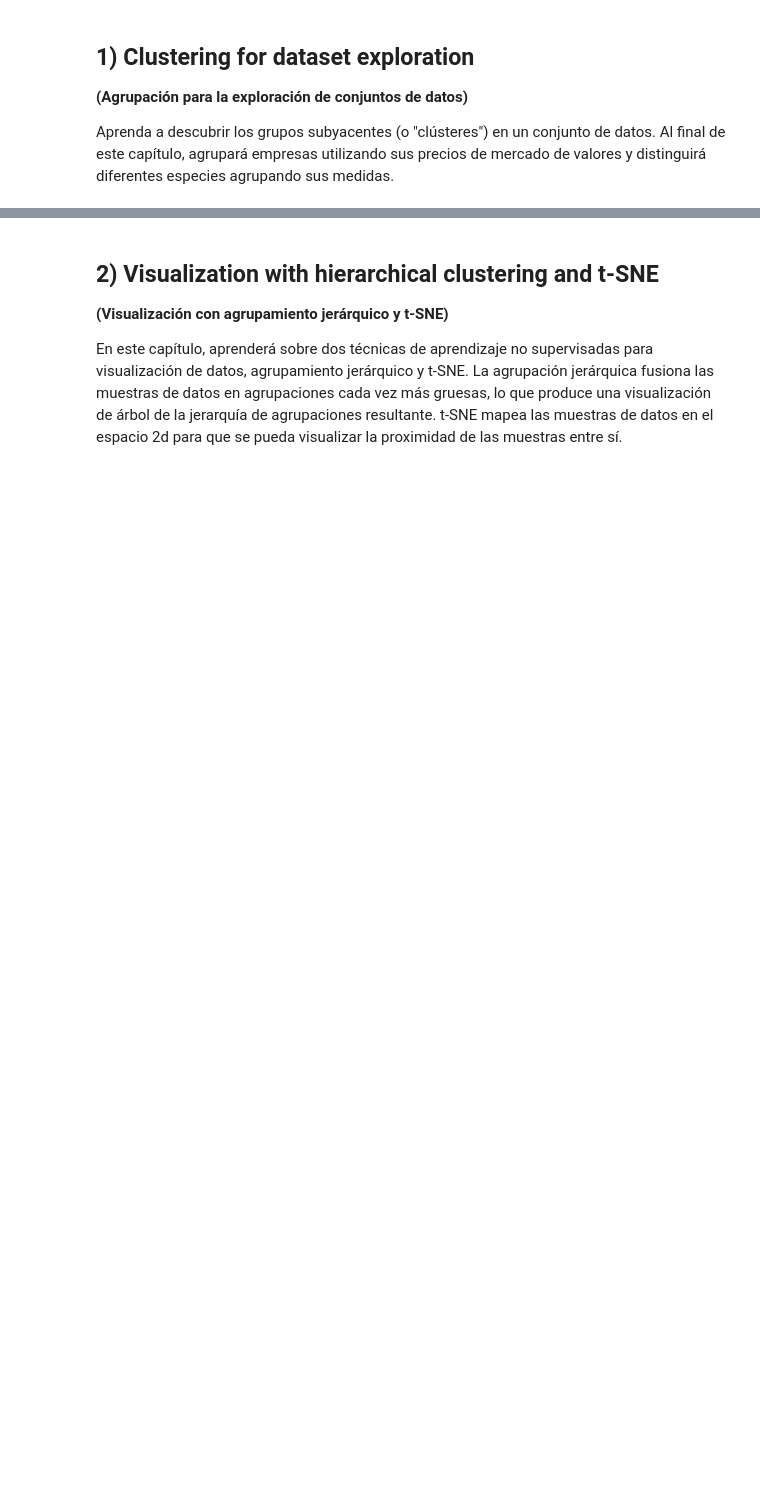
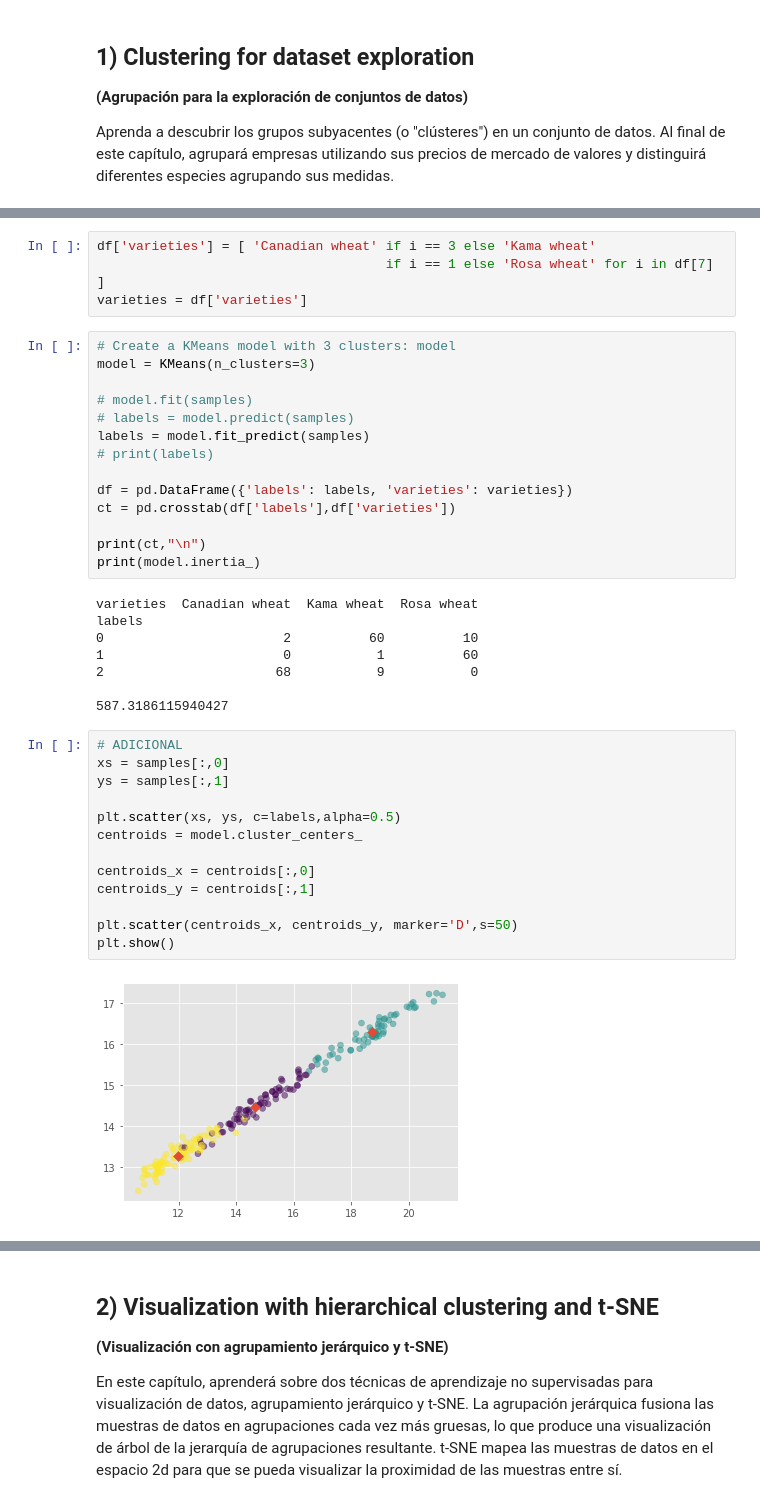
Before and after one commit to MayumyCH/data-scientist-with-python-datacamp, a Jupyter notebook: 1. Courses/26. Unsupervised Learning in Python/Unsupervised Learning in Python.ipynb, the cells around one changed output, grey strips where cells are left out. Saved outputs shown, nothing was run; the diff lists cells and outputs as text; blank space fills up the shorter version.

```diff
--- a/1. Courses/26. Unsupervised Learning in Python/Unsupervised Learning in Python.ipynb
+++ b/1. Courses/26. Unsupervised Learning in Python/Unsupervised Learning in Python.ipynb
@@ -28,0 +84,41 @@ Aprenda a descubrir los grupos subyacentes (o "clústeres") en un conjunto de da
+# %%
+df['varieties'] = [ 'Canadian wheat' if i == 3 else 'Kama wheat'
+                                     if i == 1 else 'Rosa wheat' for i in df[7] ]
+varieties = df['varieties']
+# %%
+# Create a KMeans model with 3 clusters: model
+model = KMeans(n_clusters=3)
+
+# model.fit(samples)
+# labels = model.predict(samples)
+labels = model.fit_predict(samples)
+# print(labels)
+
+df = pd.DataFrame({'labels': labels, 'varieties': varieties})
+ct = pd.crosstab(df['labels'],df['varieties'])
+
+print(ct,"\n")
+print(model.inertia_)
+# %% [output]
+varieties  Canadian wheat  Kama wheat  Rosa wheat
+labels
+0                       2          60          10
+1                       0           1          60
+2                      68           9           0
+
+587.3186115940427
+# %%
+# ADICIONAL
+xs = samples[:,0]
+ys = samples[:,1]
+
+plt.scatter(xs, ys, c=labels,alpha=0.5)
+centroids = model.cluster_centers_
+
+centroids_x = centroids[:,0]
+centroids_y = centroids[:,1]
+
+plt.scatter(centroids_x, centroids_y, marker='D',s=50)
+plt.show()
+# %% [output]
+[figure, added]
```
Also changed, not shown: parts of 69 cells of this notebook, 12 other files.
